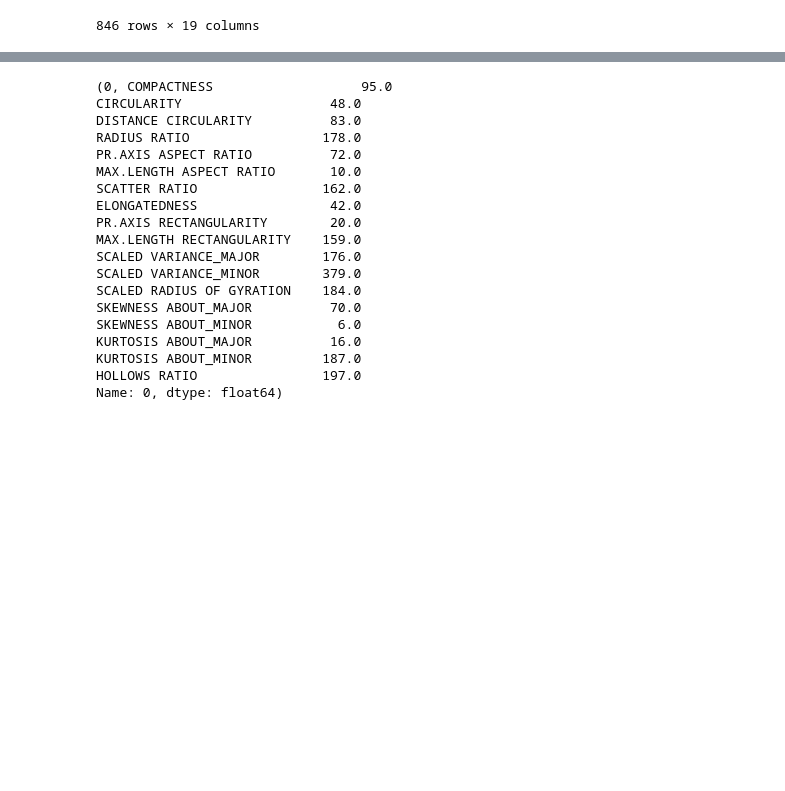
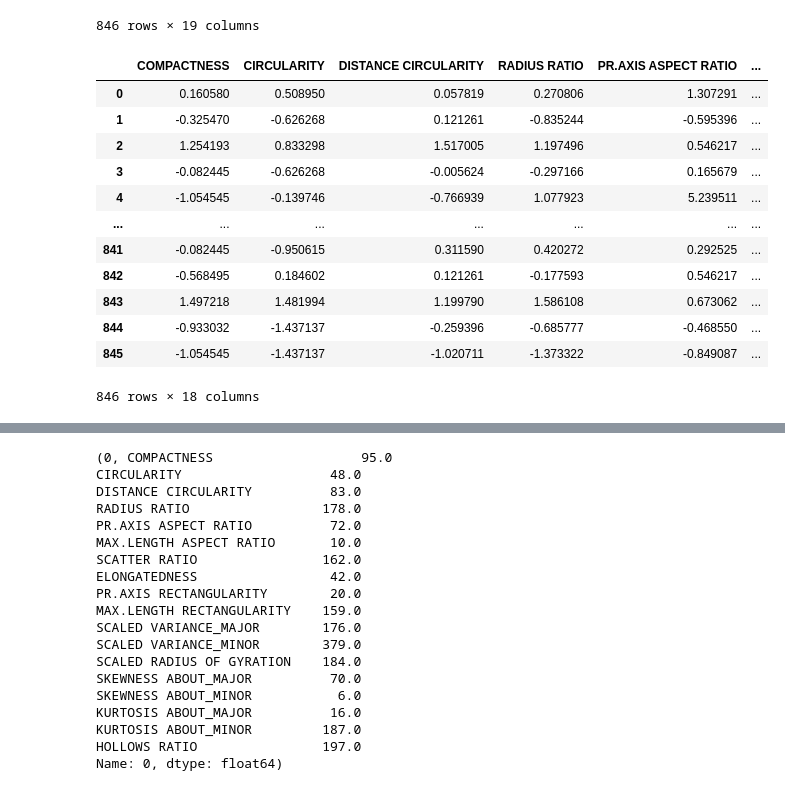
Before and after one commit to JakubSzczepanowski/NBC, a Jupyter notebook: main.ipynb, the cells around one changed output, grey strips where cells are left out. Drawn from its saved outputs; the diff is of its cells as text; code cells hidden in the pictures; blank space fills up the shorter version.

```diff
--- a/main.ipynb
+++ b/main.ipynb
@@ -6,5 +7,5 @@ import clustering
 # %%
-data = loadarff('vehicle.arff')
+data = loadarff('datasets/vehicle.arff')
 table = pd.DataFrame(data[0])
 # %%
 table
@@ -25,3 +28,22 @@ table
 # %%
 y = table['Class']
 X = table.drop(['Class'], axis=1)
+# %%
+scaler = StandardScaler()
+X[X.columns] = scaler.fit_transform(X[X.columns])
+# %%
+X
+# %% [output]
+|  | COMPACTNESS | CIRCULARITY | DISTANCE CIRCULARITY | RADIUS RATIO | PR.AXIS ASPECT RATIO | ... |
+| 0 | 0.160580 | 0.508950 | 0.057819 | 0.270806 | 1.307291 | ... |
+| 1 | -0.325470 | -0.626268 | 0.121261 | -0.835244 | -0.595396 | ... |
+| 2 | 1.254193 | 0.833298 | 1.517005 | 1.197496 | 0.546217 | ... |
+| 3 | -0.082445 | -0.626268 | -0.005624 | -0.297166 | 0.165679 | ... |
+| 4 | -1.054545 | -0.139746 | -0.766939 | 1.077923 | 5.239511 | ... |
+| ... | ... | ... | ... | ... | ... | ... |
+| 841 | -0.082445 | -0.950615 | 0.311590 | 0.420272 | 0.292525 | ... |
+| 842 | -0.568495 | 0.184602 | 0.121261 | -0.177593 | 0.546217 | ... |
+| 843 | 1.497218 | 1.481994 | 1.199790 | 1.586108 | 0.673062 | ... |
+| 844 | -0.933032 | -1.437137 | -0.259396 | -0.685777 | -0.468550 | ... |
+| 845 | -1.054545 | -1.437137 | -1.020711 | -1.373322 | -0.849087 | ... |
+846 rows × 18 columns
```
Also changed, not shown: parts of 10 cells of this notebook, 1 other file.
